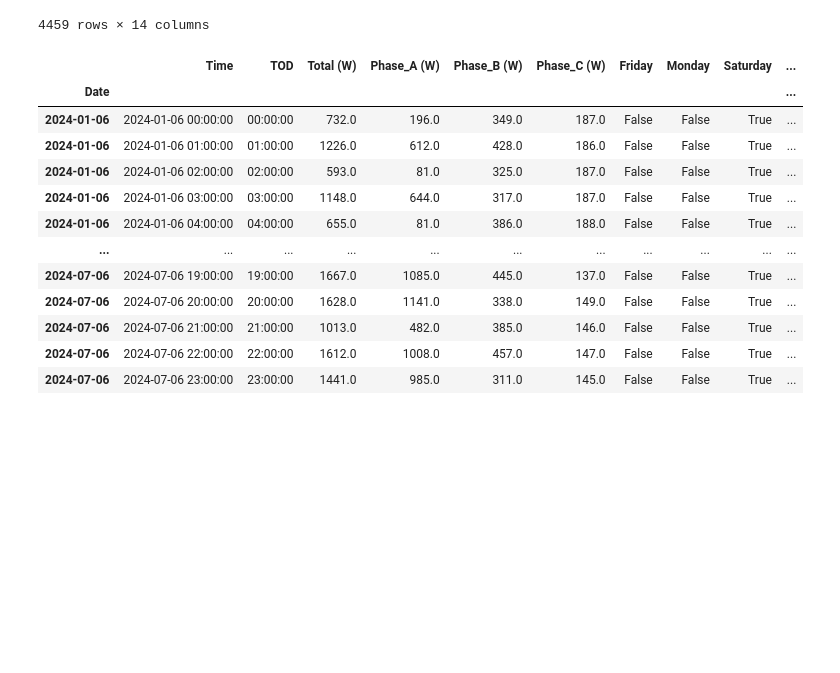
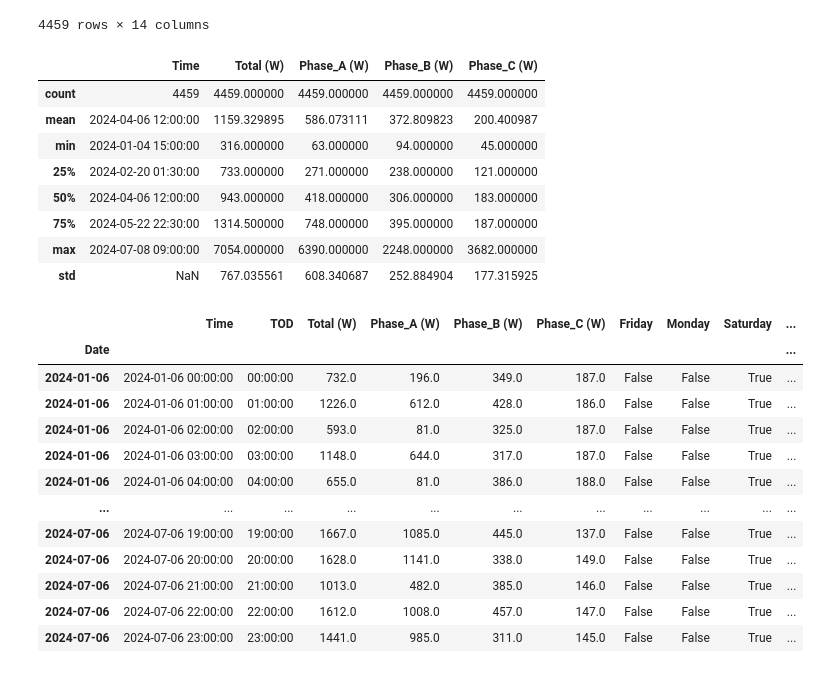
Before and after one commit to nabinhere/Load-Forecasting, a Jupyter notebook: torch_lstm_forecast_singleinput.ipynb, the cells around one changed output. Saved outputs shown, nothing was run; the diff lists cells and outputs as text; code cells hidden in the pictures; blank space fills up the shorter version.

```diff
--- a/torch_lstm_forecast_singleinput.ipynb
+++ b/torch_lstm_forecast_singleinput.ipynb
@@ -36,6 +36,18 @@ df
 | 2024-07-08 | 2024-07-08 08:00:00 | 08:00:00 | 784.0 | 411.0 | 280.0 | 93.0 | False | True | False | ... |
 | 2024-07-08 | 2024-07-08 09:00:00 | 09:00:00 | 1824.0 | 1477.0 | 256.0 | 91.0 | False | True | False | ... |
 4459 rows × 14 columns
+# %%
+df.describe()
+# %% [output]
+|  | Time | Total (W) | Phase_A (W) | Phase_B (W) | Phase_C (W) |
+| count | 4459 | 4459.000000 | 4459.000000 | 4459.000000 | 4459.000000 |
+| mean | 2024-04-06 12:00:00 | 1159.329895 | 586.073111 | 372.809823 | 200.400987 |
+| min | 2024-01-04 15:00:00 | 316.000000 | 63.000000 | 94.000000 | 45.000000 |
+| 25% | 2024-02-20 01:30:00 | 733.000000 | 271.000000 | 238.000000 | 121.000000 |
+| 50% | 2024-04-06 12:00:00 | 943.000000 | 418.000000 | 306.000000 | 183.000000 |
+| 75% | 2024-05-22 22:30:00 | 1314.500000 | 748.000000 | 395.000000 | 187.000000 |
+| max | 2024-07-08 09:00:00 | 7054.000000 | 6390.000000 | 2248.000000 | 3682.000000 |
+| std | NaN | 767.035561 | 608.340687 | 252.884904 | 177.315925 |
 # %%
 df_holiday = df[df['Holiday'] == True]
 df_holiday
```
Also changed, not shown: parts of 13 cells of this notebook.
